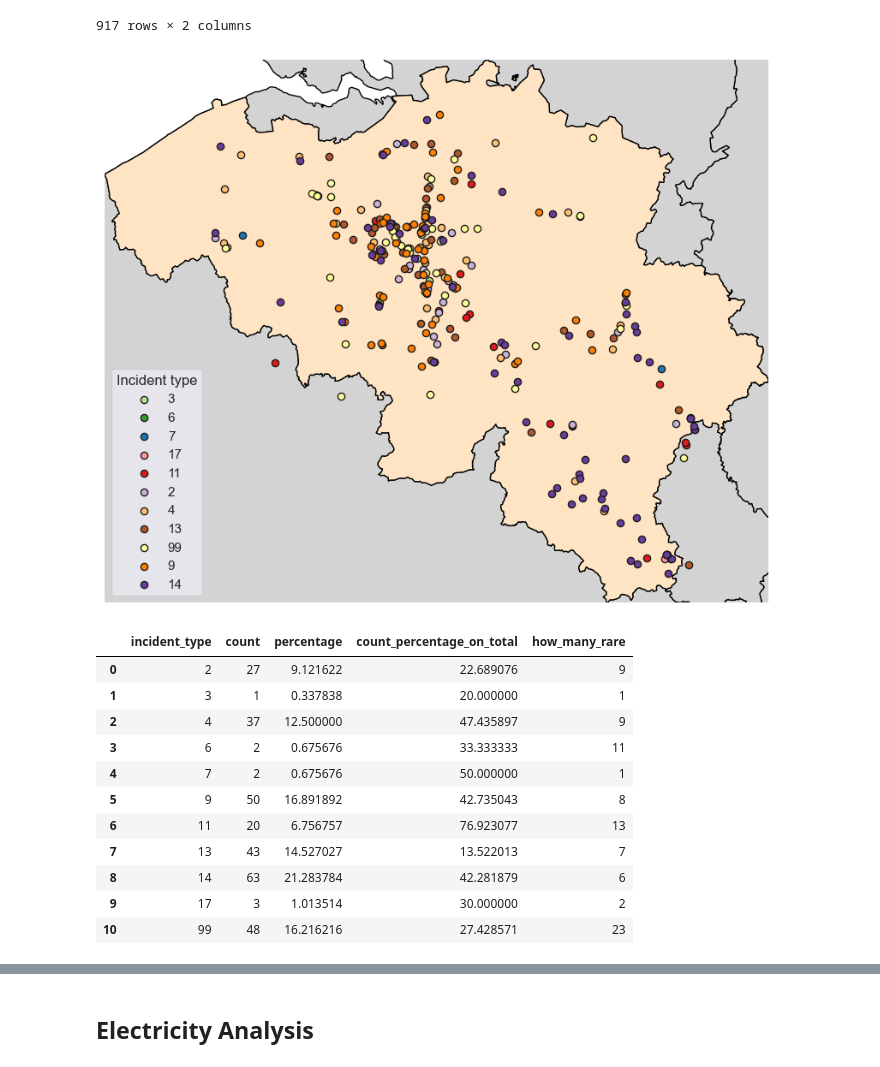
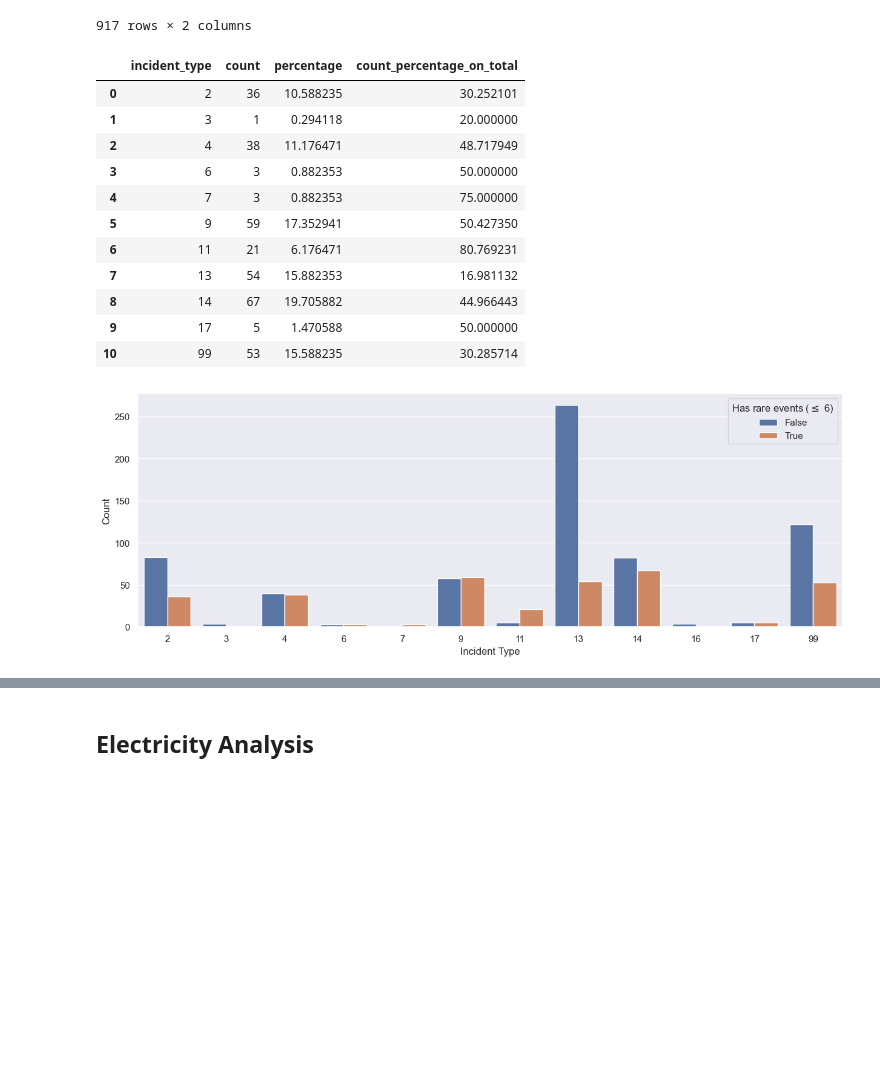
Before and after one commit to Carda01/SNCB_IncidentClassifier, a Jupyter notebook: pre_data_analysis/events_analysis.ipynb, the cells around one changed output, grey strips where cells are left out. Cells and saved outputs as stored; diff of their text form; code cells hidden in the pictures; blank space fills up the shorter version.

Commit message:
figures for presentation and other plots

```diff
--- a/pre_data_analysis/events_analysis.ipynb
+++ b/pre_data_analysis/events_analysis.ipynb
@@ -20,0 +24,19 @@ arrify_string_columns(original_df)
+# %%
+non_sorted_df = pd.read_csv(os.path.join(data_folder, "sncb_data_challenge.csv"), sep=';', index_col=0)
+arrify_string_columns(non_sorted_df)
+# %%
+plt.style.use("default")
+row = non_sorted_df.loc[2]
+row_sorted = original_df.loc[2]
+x = np.arange(0, len(row.seconds_to_incident_sequence))
+fig, (ax1, ax2) = plt.subplots(1, 2, figsize=(25, 12))
+y = [x for x in row.seconds_to_incident_sequence]
+y_sorted = [x for x in row_sorted.seconds_to_incident_sequence]
+dict = {"Index": x, "Seconds to Incident": y, "Seconds to Incident sorted": y_sorted, 'Vehicle': row.vehicles_sequence, 'Vehicle ': row_sorted.vehicles_sequence}
+df_vis = pd.DataFrame(dict)
+
+sns.scatterplot(data=df_vis, x='Index', y='Seconds to Incident', hue='Vehicle', ax=ax1, palette='rocket', s=70)
+sns.scatterplot(data=df_vis, x='Index', y='Seconds to Incident sorted', hue='Vehicle ', ax=ax2, palette='rocket', s=70)
+#plt.style.use("dark_background")
+#fig.savefig("preprocessing.png", transparent=True)
+plt.show()
@@ -118,28 +150,38 @@ display(event_counts)
 | 916 | 2456 | 1 |
 917 rows × 2 columns
 # %%
-rare_events = set([event for event in event_counts[event_counts.counts_on_total <= 5].event])
+rare_events = set([event for event in event_counts[event_counts.counts_on_total <= 6].event])
 tuples_with_rare_events = df.apply(lambda x: set(x.events_sequence).intersection(rare_events), axis=1)
-df['has_rare'] = tuples_with_rare_events
+df['rare_set'] = tuples_with_rare_events
 df['how_many_rare'] = tuples_with_rare_events.apply(len)
+df['has_rare'] = tuples_with_rare_events.apply(lambda x: len(x) != 0)
 df_with_rare_events = df[df.how_many_rare > 0]
 stats = IS.get_stats_incidents(df_with_rare_events)
-IS.get_geospatial_summary(df_with_rare_events)
-df_count_rare = df_with_rare_events[['how_many_rare', 'incident_type']]
-pd.merge(stats, df_count_rare.groupby('incident_type').max(), on='incident_type')
+#IS.get_geospatial_summary(df_with_rare_events)
+#IS.get_geospatial_summary(df_with_rare_events[df_with_rare_events.incident_type == 11])
+#df_count_rare = df_with_rare_events[['how_many_rare', 'incident_type']]
+#pd.merge(stats, df_count_rare.groupby('incident_type').max(), on='incident_type')
+display(stats)
+plt.figure(figsize=(15,5))
+sns.countplot(df, x='incident_type', hue='has_rare', stat='count')
+plt.legend(title="Has rare events ($\leq$ 6)")
+plt.xlabel("Incident Type")
+plt.ylabel("Count")
+plt.savefig('rare_events.png', bbox_inches='tight', transparent=True)
+plt.show()
 # %% [output]
+|  | incident_type | count | percentage | count_percentage_on_total |
+| 0 | 2 | 36 | 10.588235 | 30.252101 |
+| 1 | 3 | 1 | 0.294118 | 20.000000 |
+| 2 | 4 | 38 | 11.176471 | 48.717949 |
+| 3 | 6 | 3 | 0.882353 | 50.000000 |
+| 4 | 7 | 3 | 0.882353 | 75.000000 |
+| 5 | 9 | 59 | 17.352941 | 50.427350 |
+| 6 | 11 | 21 | 6.176471 | 80.769231 |
+| 7 | 13 | 54 | 15.882353 | 16.981132 |
+| 8 | 14 | 67 | 19.705882 | 44.966443 |
+| 9 | 17 | 5 | 1.470588 | 50.000000 |
+| 10 | 99 | 53 | 15.588235 | 30.285714 |
-[figure, old version]
+[figure, new version]
-|  | incident_type | count | percentage | count_percentage_on_total | how_many_rare |
-| 0 | 2 | 27 | 9.121622 | 22.689076 | 9 |
-| 1 | 3 | 1 | 0.337838 | 20.000000 | 1 |
-| 2 | 4 | 37 | 12.500000 | 47.435897 | 9 |
-| 3 | 6 | 2 | 0.675676 | 33.333333 | 11 |
-| 4 | 7 | 2 | 0.675676 | 50.000000 | 1 |
-| 5 | 9 | 50 | 16.891892 | 42.735043 | 8 |
-| 6 | 11 | 20 | 6.756757 | 76.923077 | 13 |
-| 7 | 13 | 43 | 14.527027 | 13.522013 | 7 |
-| 8 | 14 | 63 | 21.283784 | 42.281879 | 6 |
-| 9 | 17 | 3 | 1.013514 | 30.000000 | 2 |
-| 10 | 99 | 48 | 16.216216 | 27.428571 | 23 |
 # %%
 fig, ax = plt.subplots(figsize=(7, 7))
```
Also changed, not shown: parts of 20 cells of this notebook, 3 other files.
